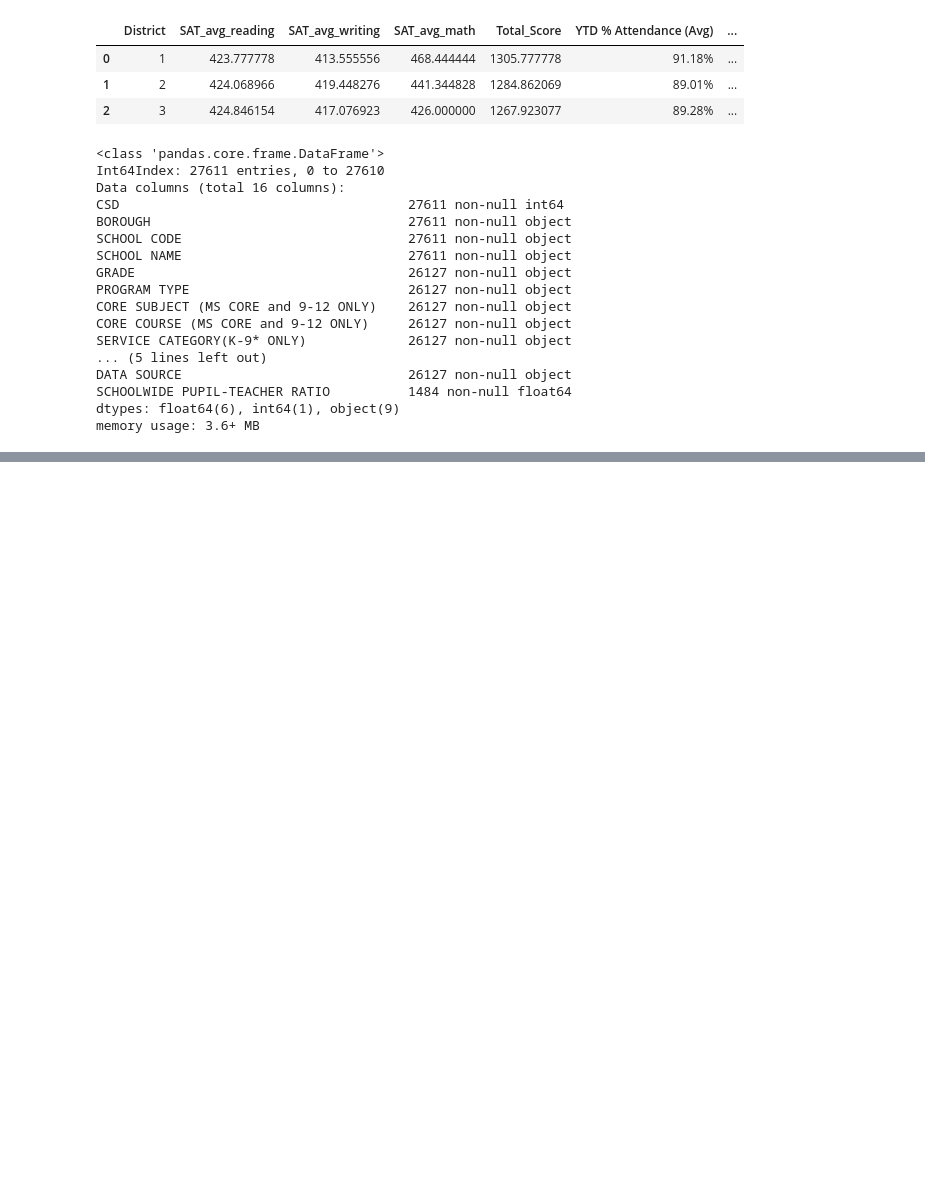
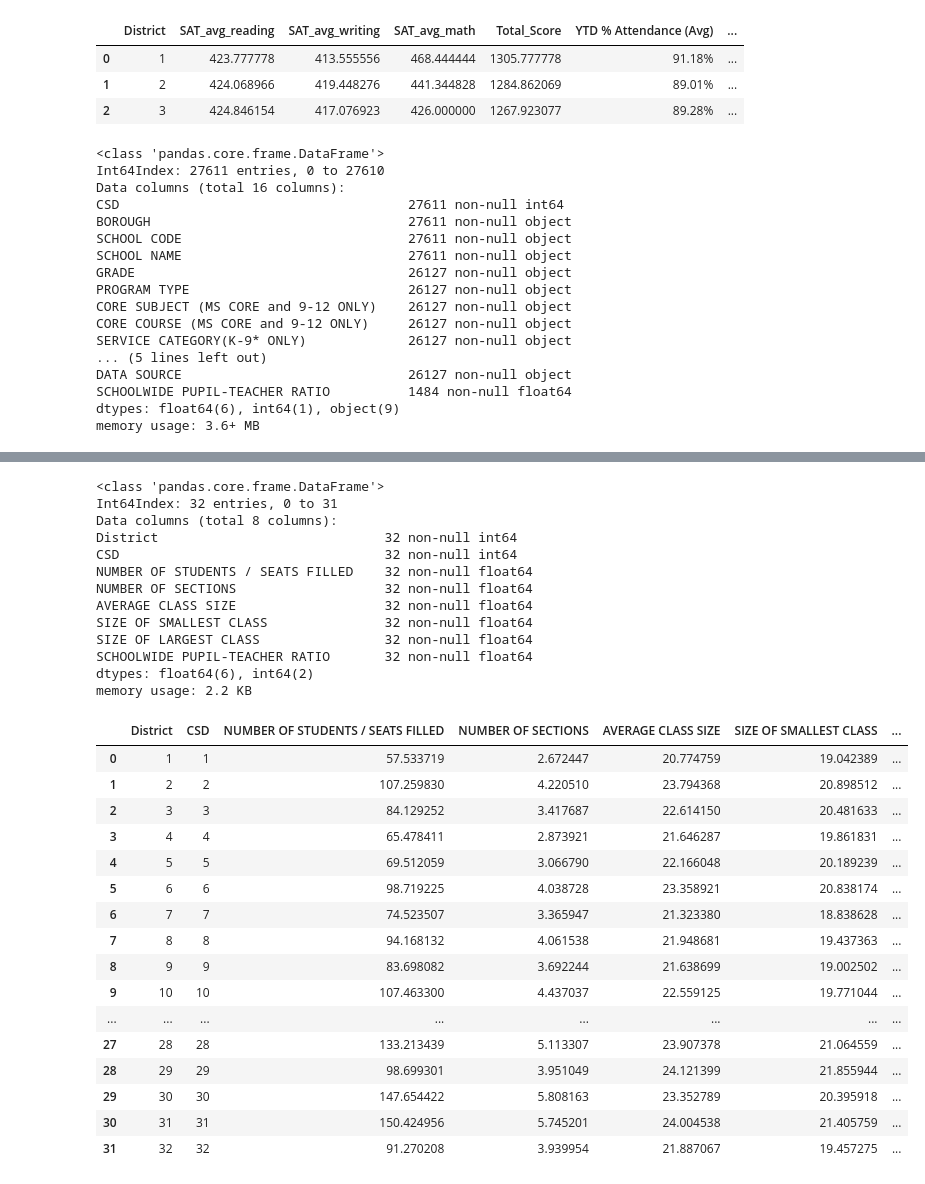
Before and after one commit to ama908/PUI2015_ama908, a Jupyter notebook: extra credit/MULTIVARIATE - Attendance and class size vs. SAT SCORE.ipynb, the cells around one changed output, grey strips where cells are left out. Drawn from its saved outputs; the diff is of its cells as text; code cells hidden in the pictures; blank space fills up the shorter version.

```diff
--- a/extra credit/MULTIVARIATE - Attendance and class size vs. SAT SCORE.ipynb
+++ b/extra credit/MULTIVARIATE - Attendance and class size vs. SAT SCORE.ipynb
@@ -196,6 +196,9 @@ DATA SOURCE                             26127 non-null object
 SCHOOLWIDE PUPIL-TEACHER RATIO          1484 non-null float64
 dtypes: float64(6), int64(1), object(9)
 memory usage: 3.6+ MB
+# %%
+class_size['District'] = class_size['CSD']
+classsize = class_size.groupby(['District','GRADE ','CORE SUBJECT (MS CORE and 9-12 ONLY)']).mean()
 # %%
 classsize_subject = classsize[(classsize.index.get_level_values('GRADE ') == 'MS Core') &
               ((classsize.index.get_level_values('CORE SUBJECT (MS CORE and 9-12 ONLY)') == 'ENGLISH') |
@@ -216,0 +215,36 @@ NameError: name 'classsize' is not defined
+# %%
+classsize_subject = class_size.groupby(['District']).mean()
+classsize_subject = classsize_subject.reset_index()
+classsize_subject.info()
+classsize_subject
+# %% [output]
+<class 'pandas.core.frame.DataFrame'>
+Int64Index: 32 entries, 0 to 31
+Data columns (total 8 columns):
+District                             32 non-null int64
+CSD                                  32 non-null int64
+NUMBER OF STUDENTS / SEATS FILLED    32 non-null float64
+NUMBER OF SECTIONS                   32 non-null float64
+AVERAGE CLASS SIZE                   32 non-null float64
+SIZE OF SMALLEST CLASS               32 non-null float64
+SIZE OF LARGEST CLASS                32 non-null float64
+SCHOOLWIDE PUPIL-TEACHER RATIO       32 non-null float64
+dtypes: float64(6), int64(2)
+memory usage: 2.2 KB
+|  | District | CSD | NUMBER OF STUDENTS / SEATS FILLED | NUMBER OF SECTIONS | AVERAGE CLASS SIZE | SIZE OF SMALLEST CLASS | ... |
+| 0 | 1 | 1 | 57.533719 | 2.672447 | 20.774759 | 19.042389 | ... |
+| 1 | 2 | 2 | 107.259830 | 4.220510 | 23.794368 | 20.898512 | ... |
+| 2 | 3 | 3 | 84.129252 | 3.417687 | 22.614150 | 20.481633 | ... |
+| 3 | 4 | 4 | 65.478411 | 2.873921 | 21.646287 | 19.861831 | ... |
+| 4 | 5 | 5 | 69.512059 | 3.066790 | 22.166048 | 20.189239 | ... |
+| 5 | 6 | 6 | 98.719225 | 4.038728 | 23.358921 | 20.838174 | ... |
+| 6 | 7 | 7 | 74.523507 | 3.365947 | 21.323380 | 18.838628 | ... |
+| 7 | 8 | 8 | 94.168132 | 4.061538 | 21.948681 | 19.437363 | ... |
+| 8 | 9 | 9 | 83.698082 | 3.692244 | 21.638699 | 19.002502 | ... |
+| 9 | 10 | 10 | 107.463300 | 4.437037 | 22.559125 | 19.771044 | ... |
+| ... | ... | ... | ... | ... | ... | ... | ... |
+| 27 | 28 | 28 | 133.213439 | 5.113307 | 23.907378 | 21.064559 | ... |
+| 28 | 29 | 29 | 98.699301 | 3.951049 | 24.121399 | 21.855944 | ... |
+| 29 | 30 | 30 | 147.654422 | 5.808163 | 23.352789 | 20.395918 | ... |
+| 30 | 31 | 31 | 150.424956 | 5.745201 | 24.004538 | 21.405759 | ... |
+| 31 | 32 | 32 | 91.270208 | 3.939954 | 21.887067 | 19.457275 | ... |
```
Also changed, not shown: parts of 2 cells of this notebook, 30 other files.
